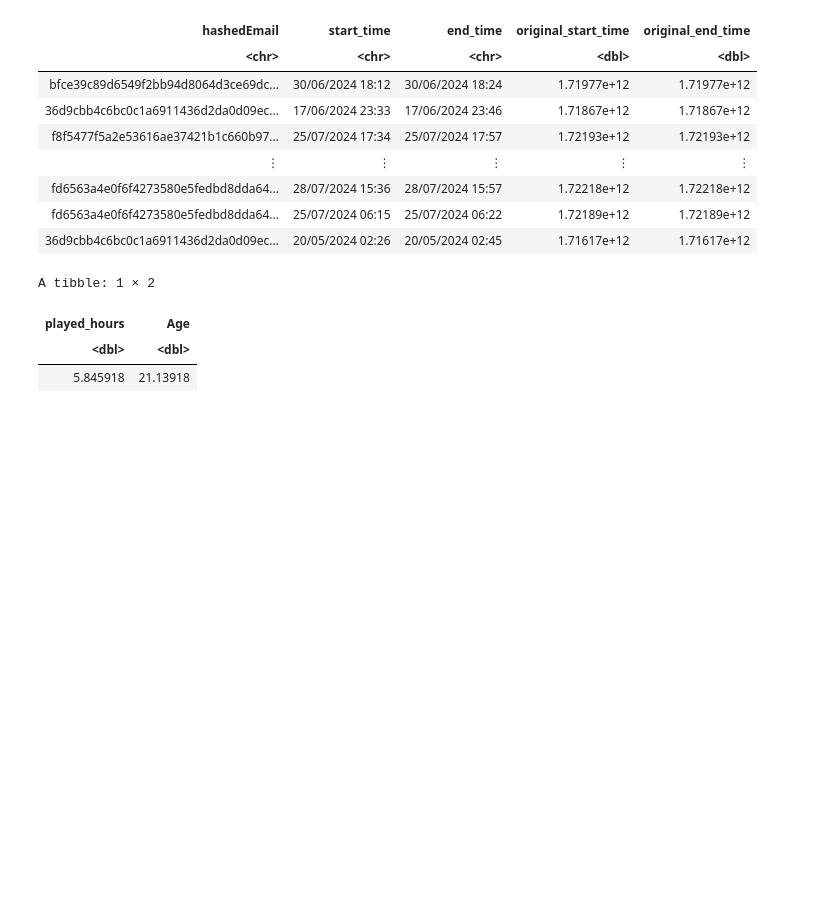
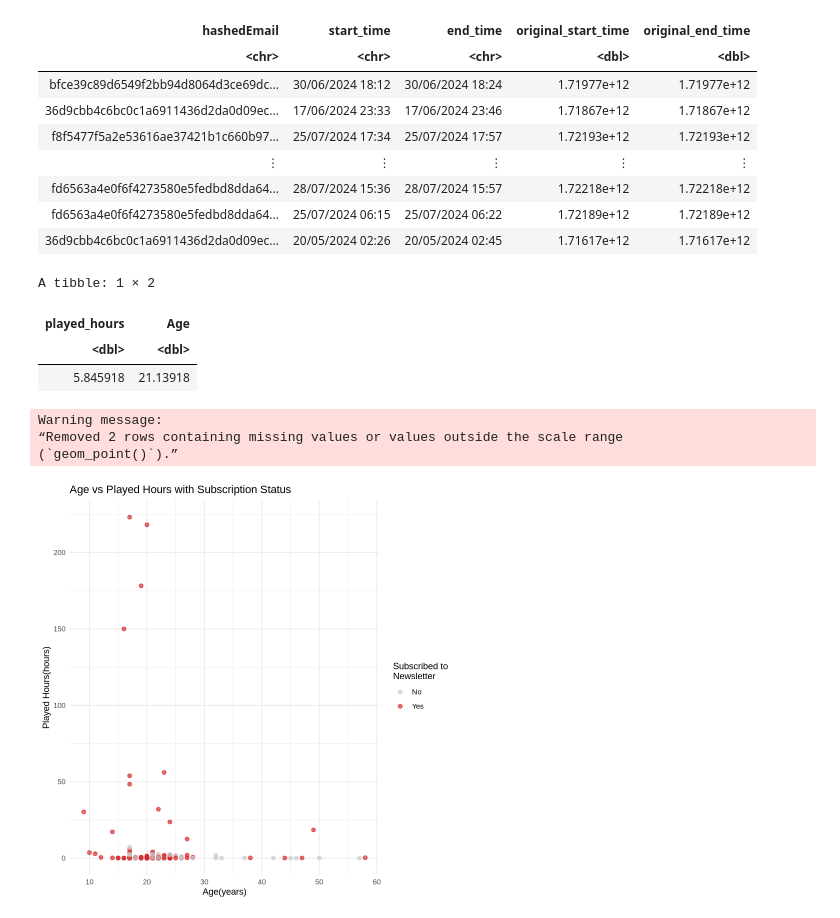
Before and after one commit to tommyxie0stu/UBC-ds-minecraft-data-planning, a Jupyter notebook: project.ipynb, the cells around one changed output. Saved outputs shown, nothing was run; the diff lists cells and outputs as text; code cells hidden in the pictures; blank space fills up the shorter version.

Commit message:
Add plot to Part 3
add some plot and code to Part 3

```diff
--- a/project.ipynb
+++ b/project.ipynb
@@ -172,3 +172,22 @@ A tibble: 1 × 2
 | played_hours | Age |
 | <dbl> | <dbl> |
 | 5.845918 | 21.13918 |
+# %%
+player_scatter<-ggplot(players, aes(x = Age, y = played_hours, color = subscribe)) +
+  geom_point(alpha = 0.7, size = 2) +
+  scale_color_manual(
+    values = c("FALSE" = "#CCCCCC", "TRUE" = "#D62728"),
+    labels = c("No", "Yes"),
+    name = "Subscribed to\nNewsletter"
+  ) +
+  labs(title = "Age vs Played Hours with Subscription Status",
+       x = "Age(years)",
+       y = "Played Hours(hours)",
+       color = "Subscribed") +
+  theme_minimal()
+player_scatter
+# %% [output]
+Warning message:
+“Removed 2 rows containing missing values or values outside the scale range
+(`geom_point()`).”
+[figure, added]
```
Also changed, not shown: parts of 5 cells of this notebook.
